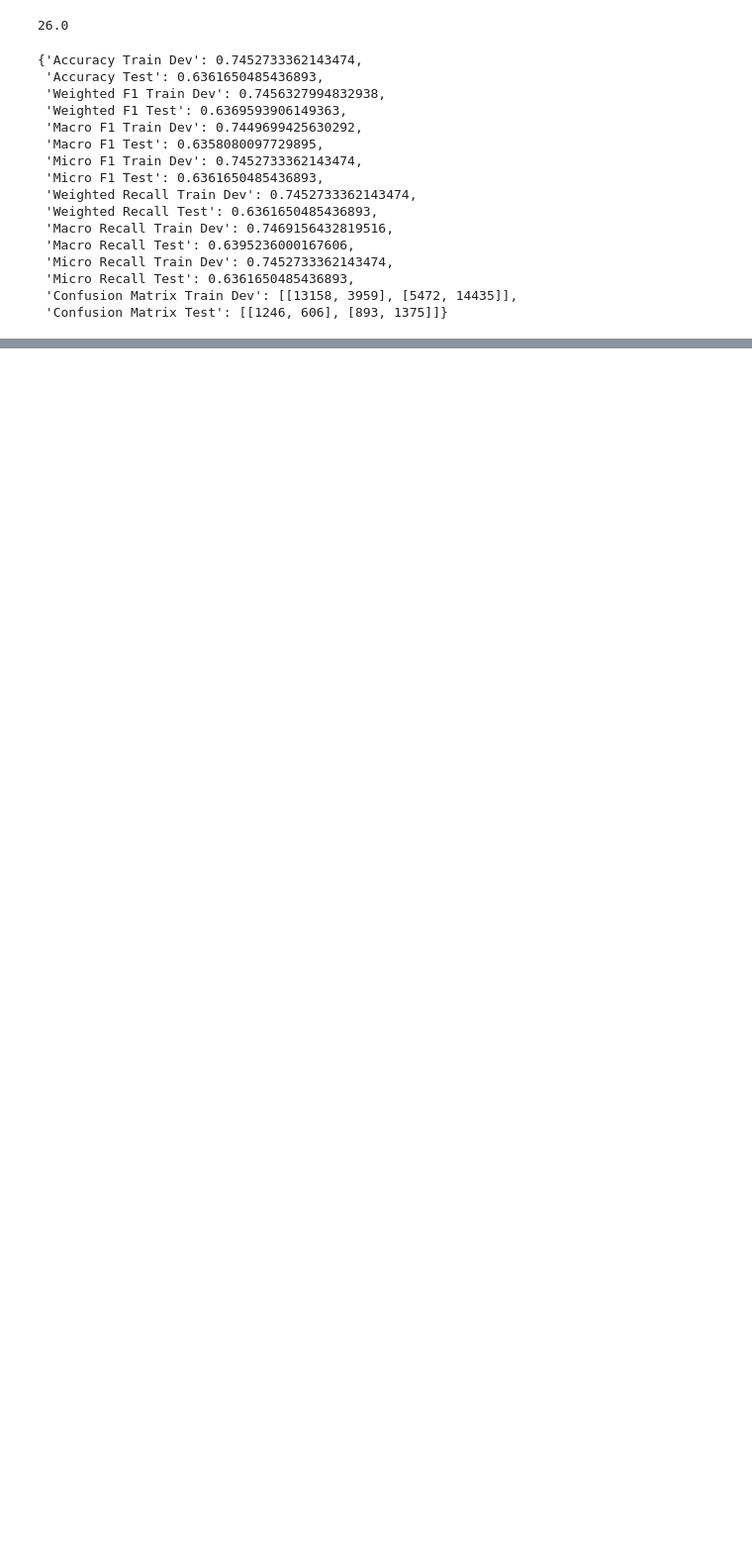
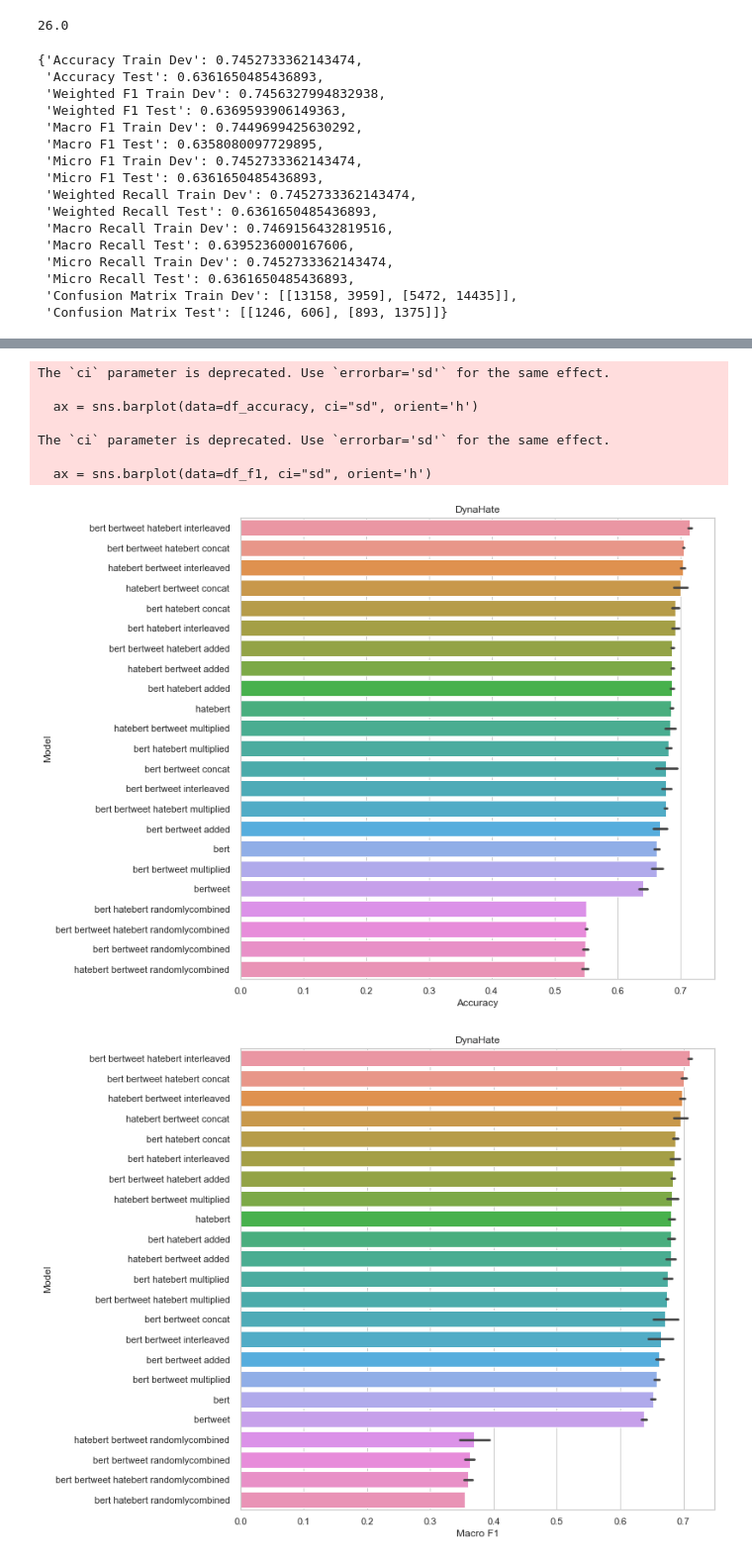
Before and after one commit to aflah02/The-Art-of-Embedding-Fusion-Optimizing-Hate-Speech-Detection, a Jupyter notebook: Analysis/analyze_seed.ipynb, the cells around one changed output, grey strips where cells are left out. Shown at 99% size. Drawn from its saved outputs; the diff is of its cells as text; code cells hidden in the pictures; blank space fills up the shorter version.

Commit message:
New Plots

```diff
--- a/Analysis/analyze_seed.ipynb
+++ b/Analysis/analyze_seed.ipynb
@@ -127,0 +105,30 @@ The `ci` parameter is deprecated. Use `errorbar='sd'` for the same effect.
+# %%
+def latex_dfs(df_accuracy, df_f1, save_name):
+    df_accuracy = df_accuracy.mean(axis=0).sort_values(ascending=False)
+    # series to dataframe
+    df_accuracy = df_accuracy.to_frame()
+    # rename column
+    df_accuracy.columns = ['Accuracy']
+    df_f1 = df_f1.mean(axis=0).sort_values(ascending=False)
+    # series to dataframe
+    df_f1 = df_f1.to_frame()
+    # rename column
+    df_f1.columns = ['Macro F1']
+    # merge on index
+    df = pd.merge(df_accuracy, df_f1, left_index=True, right_index=True)
+    df.to_latex('Latex/' + save_name + '.tex', index=True, float_format="%.3f")
+    df_top = df.head(5)
+    df_top.to_latex('Latex/' + save_name + '_top.tex', index=True, float_format="%.3f")
+# %%
+df_accuracy, df_f1 = plot('DynaHate')
+latex_dfs(df_accuracy, df_f1, 'DynaHate')
+# %% [output]
+The `ci` parameter is deprecated. Use `errorbar='sd'` for the same effect.
+
+  ax = sns.barplot(data=df_accuracy, ci="sd", orient='h')
+
+The `ci` parameter is deprecated. Use `errorbar='sd'` for the same effect.
+
+  ax = sns.barplot(data=df_f1, ci="sd", orient='h')
+[figure, added]
+[figure, added]
```
Also changed, not shown: parts of 6 cells of this notebook, 6 other files.
